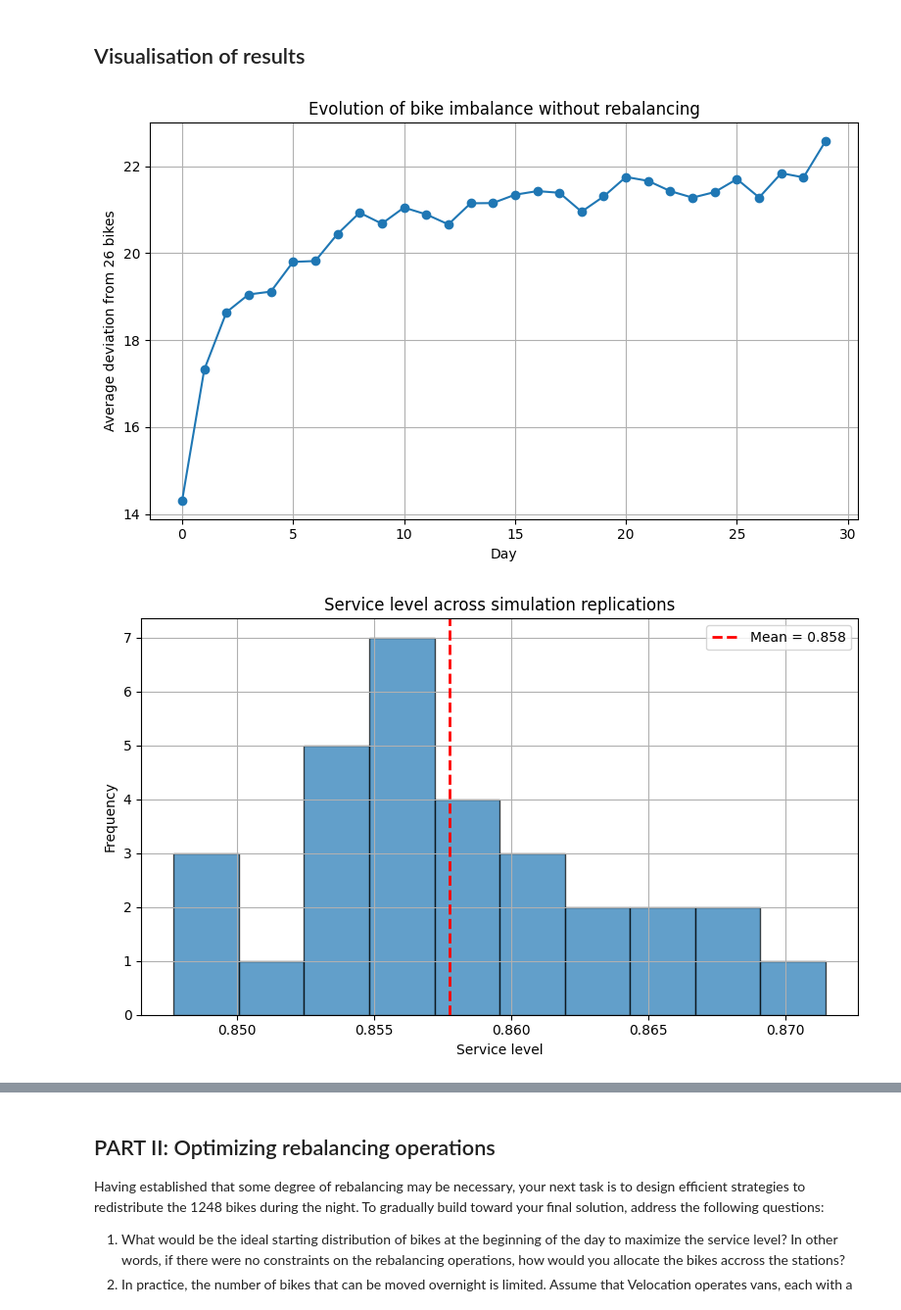
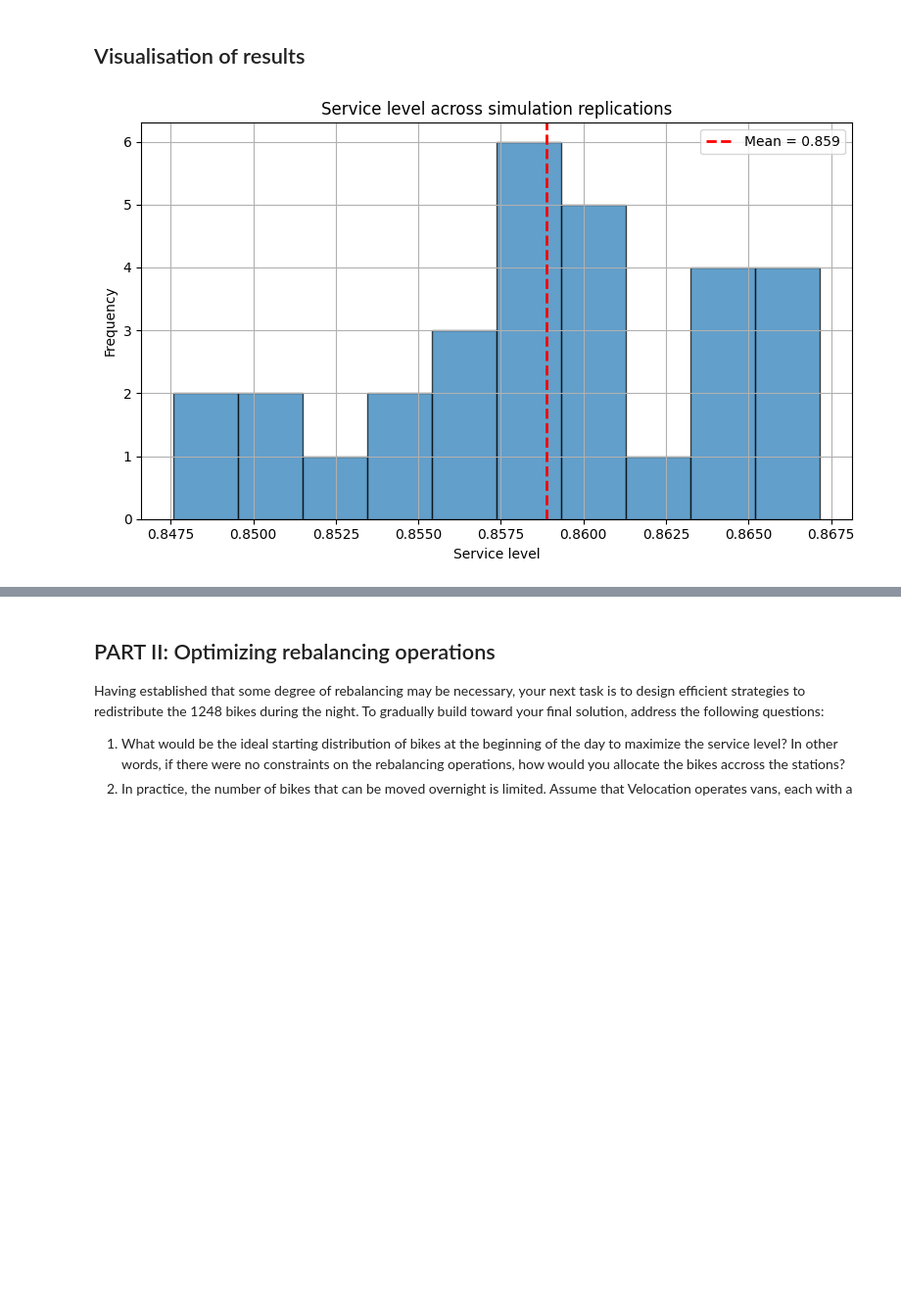
Before and after one commit to kuborro123/magda_is_demon_hunter, a Jupyter notebook: 1CK130_Assignment_4.ipynb, the cells around one changed output, grey strips where cells are left out. Shown at 98% size. Cells and saved outputs as stored; diff of their text form; code cells hidden in the pictures; blank space fills up the shorter version.

Commit message:
Made code cleared with comments and more visuals

```diff
--- a/1CK130_Assignment_4.ipynb
+++ b/1CK130_Assignment_4.ipynb
@@ -34,12 +32,13 @@ transactions_data = pd.read_excel(file_path + 'transactions_data.xlsx')
 # %%
 #### This is how i loaded the data above is how teacher wants us to do
 import pandas as pd
+import numpy as np
 import os
+np.random.seed(36)
 
-file_path = r"C:\Users\OneDrive\Υπολογιστής\Magdaskkkrtt\Math for AI\pyhton\magda_is_demon_hunter_correct\data_assignment_4"
 
-locations_data = pd.read_excel(os.path.join(file_path, "bike_locations_data.xlsx"))
-transactions_data = pd.read_excel(os.path.join(file_path, "transactions_data.xlsx"))
+locations_data = pd.read_excel(r'C:\Users\irene\OneDrive\Υπολογιστής\Magdaskkkrtt\ONLO\magda_is_demon_hunter_correct\data_assignment_4\bike_locations_data.xlsx')
+transactions_data = pd.read_excel(r'C:\Users\irene\OneDrive\Υπολογιστής\Magdaskkkrtt\ONLO\magda_is_demon_hunter_correct\data_assignment_4\transactions_data.xlsx')
 # %% [markdown]
 ## PART I: Evaluating the network's imbalance
 
@@ -669,7 +721,7 @@ service_levels = []
 all_daily_bikes = []
 
 for rep in range(N_REPS):
-    sl, daily_bikes = run_simulation_no_rebalancing()
+    sl, daily_bikes = run_simulation_no_rebalancing(26,48,30)
     service_levels.append(sl)
     all_daily_bikes.append(daily_bikes)
 # %% [markdown]
@@ -715,29 +775,19 @@ Average service level: 0.858
 ## Visualisation of results
 # %%
 import matplotlib.pyplot as plt
-
-plt.figure(figsize=(8, 5))
-plt.plot(mean_daily_imbalance, marker="o")
-plt.xlabel("Day")
-plt.ylabel("Average deviation from 26 bikes")
-plt.title("Evolution of bike imbalance without rebalancing")
-plt.grid(True)
-plt.tight_layout()
-plt.show()
 plt.figure(figsize=(8, 5))
 plt.hist(service_levels, bins=10, edgecolor="black", alpha=0.7)
 plt.axvline(mean_sl, color="red", linestyle="--", linewidth=2,
             label=f"Mean = {mean_sl:.3f}")
 plt.xlabel("Service level")
 plt.ylabel("Frequency")
 plt.title("Service level across simulation replications")
 plt.legend()
 plt.grid(True)
 plt.tight_layout()
 plt.show()
 # %% [output]
-[figure, old version]
+[figure, new version]
-[figure, removed]
 # %%
 
 # Use final-day imbalance per replication
```
Also changed, not shown: parts of 16 cells of this notebook.
